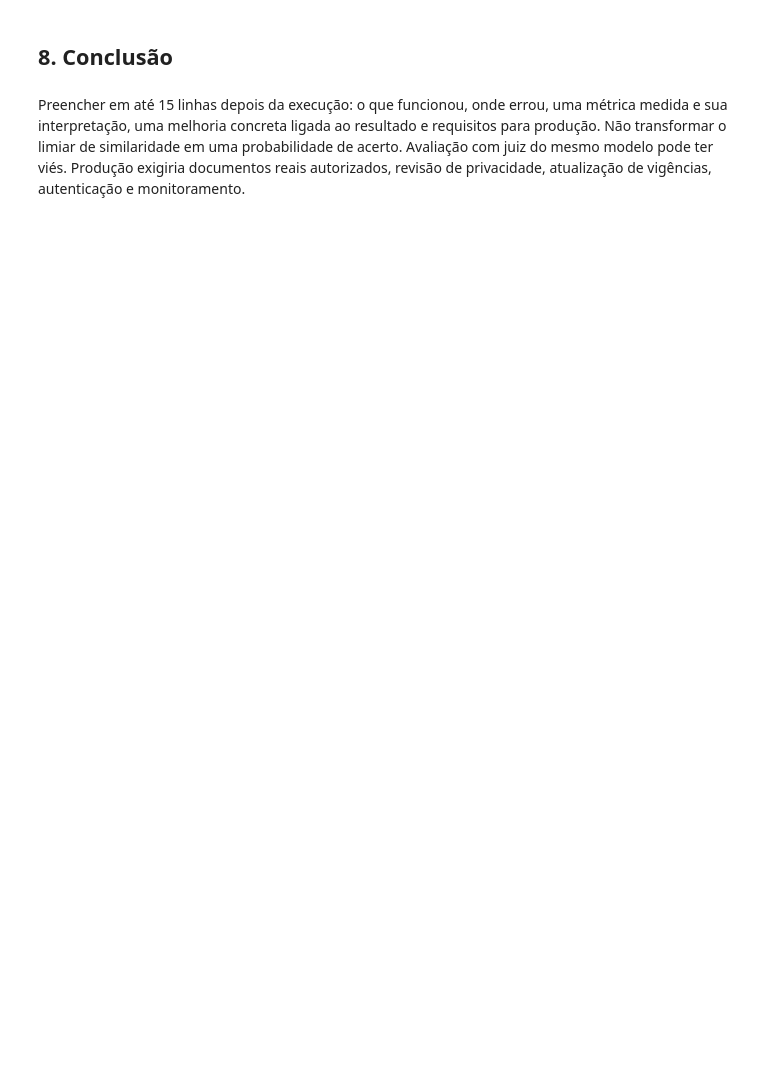
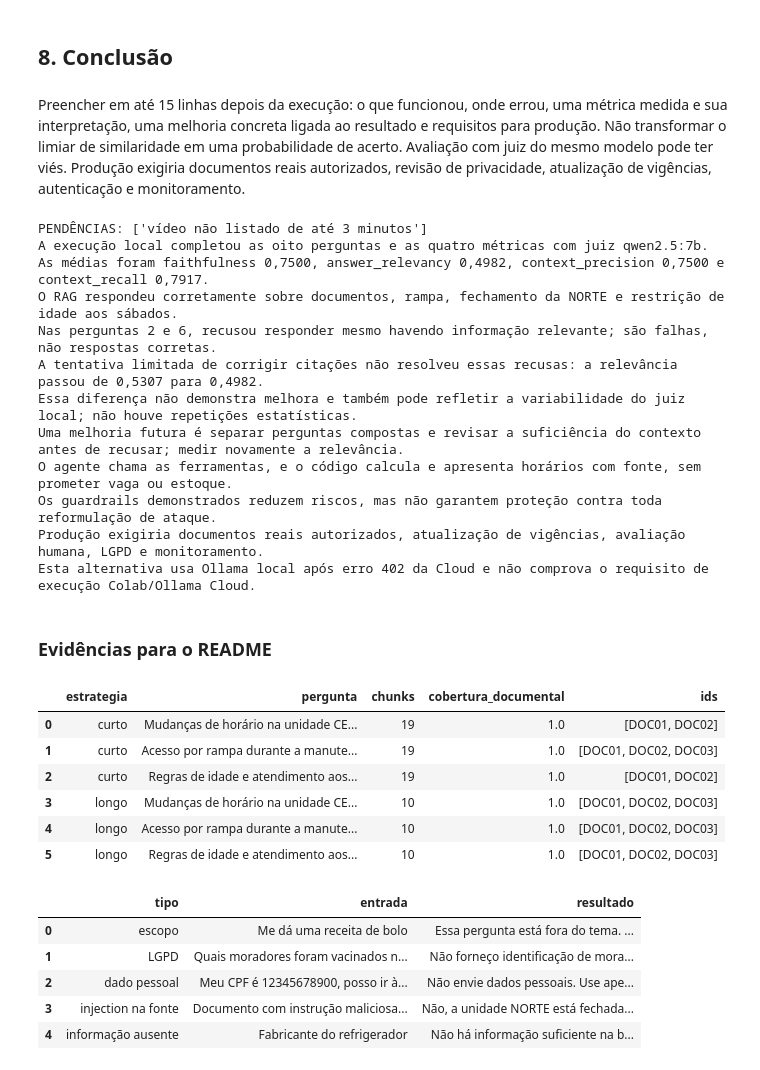
Before and after one commit to rodgercr/Citizen-AI-PAI, a Jupyter notebook: 1_Notebook_GS2026_2.ipynb, the cells around one changed output. Saved outputs shown, nothing was run; the diff lists cells and outputs as text; code cells hidden in the pictures; blank space fills up the shorter version.

Commit message:
Entrega execucao local com Ollama, RAGAS medido e evidencias

```diff
--- a/1_Notebook_GS2026_2.ipynb
+++ b/1_Notebook_GS2026_2.ipynb
@@ -263,6 +310,31 @@ def calcular_proximo_horario(unidade: str, data: str, hora: str, idade: int) ->
 FERRAMENTAS = [consultar_status_unidade, calcular_proximo_horario]
 MAPA_TOOLS = {t.name:t for t in FERRAMENTAS}
 llm_tools = llm.bind_tools(FERRAMENTAS)
+def apresentar_ferramentas(trace, pergunta=""):
+    partes=[]
+    for passo in trace:
+        obs=passo["observation"]
+        if "erro" in obs:
+            partes.append(obs["erro"] + " [DOC03]")
+        elif "proximo_horario" in obs:
+            horario=datetime.fromisoformat(obs["proximo_horario"]).strftime("%d/%m/%Y às %H:%M")
+            partes.append(f"Próxima sessão na unidade {obs['unidade']}: {horario}. Espera: {obs['espera_minutos']} minutos. [DOC03]")
+        elif "funciona" in obs:
+            estado="tem atendimento programado" if obs["funciona"] else "não tem atendimento programado"
+            partes.append(f"A unidade {obs['unidade']} {estado} em {obs['data']}. [DOC03]")
+            if obs["funciona"]:
+                janelas=obs["janelas"]
+                horarios="; ".join(f"{j['abre']} a {j['fecha']} (idade minima: {j['idade_minima']} anos)" for j in janelas)
+                partes.append("Horarios dessa data: " + horarios + ". [DOC03]")
+                horas=re.findall(r"\b(\d{1,2}):([0-5]\d)\b",pergunta)
+                if len(horas)==1 and not any("proximo_horario" in x["observation"] for x in trace):
+                    hora=f"{int(horas[0][0]):02d}:{horas[0][1]}"
+                    if not any(j["abre"] <= hora < j["fecha"] for j in janelas):
+                        partes.append(f"Portanto, nao ha atendimento as {hora} nessa data. [DOC03]")
+    if any("erro" not in x["observation"] for x in trace):
+        partes.append("Programação fictícia, sem reserva nem garantia de vagas ou estoque.")
+    return "\n\n".join(dict.fromkeys(partes))
+
 def agente(pergunta):
     bloqueio=bloquear_pergunta(pergunta)
     if bloqueio: return {"resposta":bloqueio,"trace":[],"documentos":[]}
@@ -276,6 +348,8 @@ Uma consulta não cria agendamento. Cite [DOC03] para resultados de ferramentas
 Não há informação fora do período documentado. Não dê indicação clínica. Responda em português simples.
 Contexto documental:\n"""+formatar_contexto(docs)),HumanMessage(content=pergunta)]
     trace=[]
+    # Uma unidade explicitamente indicada nao pode ser trocada silenciosamente pelo modelo.
+    citadas=re.findall(r"\bunidade\s+([A-Z]{2,})\b",pergunta)
     chamadas=0
     for rodada in range(7):
         resposta=llm_tools.invoke(mensagens)
@@ -283,16 +357,24 @@ Contexto documental:\n"""+formatar_contexto(docs)),HumanMessage(content=pergunta
         if not resposta.tool_calls:
             texto=resposta.content if isinstance(resposta.content,str) else str(resposta.content)
             fontes=docs + ([POR_ID["DOC03"]] if chamadas else [])
-            return {"resposta":validar_citacoes(texto,fontes),"trace":trace,"documentos":fontes}
+            if trace:
+                texto=apresentar_ferramentas(trace,pergunta)
+            else:
+                texto=responder_rag(pergunta)["resposta"]
+            return {"resposta":texto,"trace":trace,"documentos":fontes}
         for chamada in resposta.tool_calls:
             if chamadas >= 6:
                 return {"resposta":"Limite de seis chamadas atingido. Reformule a pergunta.","trace":trace,"documentos":docs}
             chamadas+=1
             nome=chamada["name"]
+            if len(set(citadas)) == 1 and "unidade" in chamada["args"]:
+                chamada["args"]=dict(chamada["args"],unidade=citadas[0])
             try: observacao=MAPA_TOOLS[nome].invoke(chamada["args"]) if nome in MAPA_TOOLS else {"erro":"Ferramenta não permitida"}
             except Exception: observacao={"erro":"Parâmetros inválidos para a ferramenta; confira unidade, data, hora e idade."}
             trace.append({"etapa":chamadas,"decisao_observavel":"Modelo solicitou ferramenta", "action":nome,
                           "argumentos":chamada["args"],"observation":observacao})
+            if "erro" in observacao:
+                return {"resposta":apresentar_ferramentas(trace,pergunta),"trace":trace,"documentos":docs+[POR_ID["DOC03"]]}
             mensagens.append(ToolMessage(content=json.dumps(observacao,ensure_ascii=False),tool_call_id=chamada["id"]))
     return {"resposta":"Não foi possível concluir com segurança.","trace":trace,"documentos":docs}
 # O trace mostra decisões e chamadas observáveis; não solicita raciocínio privado do modelo.
@@ -418,22 +540,49 @@ Preencher em até 15 linhas depois da execução: o que funcionou, onde errou, u
 Não transformar o limiar de similaridade em uma probabilidade de acerto. Avaliação com juiz do mesmo modelo pode ter viés.
 Produção exigiria documentos reais autorizados, revisão de privacidade, atualização de vigências, autenticação e monitoramento.
 # %%
-CONCLUSAO_DO_GRUPO = ""  # escrever depois de analisar as métricas e as perguntas com erros
+CONCLUSAO_DO_GRUPO = 'A execução local completou as oito perguntas e as quatro métricas com juiz qwen2.5:7b.\nAs médias foram faithfulness 0,7500, answer_relevancy 0,4982, context_precision 0,7500 e context_recall 0,7917.\nO RAG respondeu corretamente sobre documentos, rampa, fechamento da NORTE e restrição de idade aos sábados.\nNas perguntas 2 e 6, recusou responder mesmo havendo informação relevante; são falhas, não respostas corretas.\nA tentativa limitada de corrigir citações não resolveu essas recusas: a relevância passou de 0,5307 para 0,4982.\nEssa diferença não demonstra melhora e também pode refletir a variabilidade do juiz local; não houve repetições estatísticas.\nUma melhoria futura é separar perguntas compostas e revisar a suficiência do contexto antes de recusar; medir novamente a relevância.\nO agente chama as ferramentas, e o código calcula e apresenta horários com fonte, sem prometer vaga ou estoque.\nOs guardrails demonstrados reduzem riscos, mas não garantem proteção contra toda reformulação de ataque.\nProdução exigiria documentos reais autorizados, atualização de vigências, avaliação humana, LGPD e monitoramento.\nEsta alternativa usa Ollama local após erro 402 da Cloud e não comprova o requisito de execução Colab/Ollama Cloud.\n'  # analise das metricas, para revisao da dupla
 pendencias=[]
 if resultado_avaliacao.get("status") != "MEDIDO": pendencias.append("RAGAS com oito perguntas e quatro métricas válidas")
 if not CONCLUSAO_DO_GRUPO.strip(): pendencias.append("conclusão do grupo com interpretação dos números")
 if not VIDEO_URL.startswith(("https://youtu.be/","https://www.youtube.com/")): pendencias.append("vídeo não listado de até 3 minutos")
 if not LINK_NOTEBOOK: pendencias.append("link do notebook executado")
 if any("confirmar" in v.lower() for v in DIVISAO.values()): pendencias.append("divisão real das tarefas")
 print("PENDÊNCIAS:" if pendencias else "Execução concluída; conferir prints e links antes de entregar.",pendencias)
 print(CONCLUSAO_DO_GRUPO)
 if VIDEO_URL: (ROOT/"7_demo_video_url.txt").write_text(VIDEO_URL+"\n",encoding="utf-8")
 cert="\n".join(["Rodger Costa Rios — RM 571438", "Kenichi Caio Yamamoto — RM 569815", "Turma: 1CCPK",
  "Notebook: "+(LINK_NOTEBOOK or "PENDENTE"), "Vídeo: "+(VIDEO_URL or "PENDENTE"),
- "Repositório: "+(LINK_REPOSITORIO or "Não informado"), "Tela final: inserir captura real no README.",
+ "Repositório: "+(LINK_REPOSITORIO or "Não informado"), "Tela final: 2_base_documental/evidencias/tela_final.jpg (relatorio local).",
  "Estado: "+("PENDENTE — "+"; ".join(pendencias) if pendencias else "Executado; conferir evidências visuais.")])
 (ROOT/"5_certificacao.txt").write_text(cert+"\n",encoding="utf-8")
 # Gere as tabelas reais para incorporar ao README; o notebook salvo contém também as saídas.
 display(Markdown("### Evidências para o README"))
 display(comparacao_df)
 display(pd.DataFrame(evidencias_guardrails))
+# %% [output]
+PENDÊNCIAS: ['vídeo não listado de até 3 minutos']
+A execução local completou as oito perguntas e as quatro métricas com juiz qwen2.5:7b.
+As médias foram faithfulness 0,7500, answer_relevancy 0,4982, context_precision 0,7500 e context_recall 0,7917.
+O RAG respondeu corretamente sobre documentos, rampa, fechamento da NORTE e restrição de idade aos sábados.
+Nas perguntas 2 e 6, recusou responder mesmo havendo informação relevante; são falhas, não respostas corretas.
+A tentativa limitada de corrigir citações não resolveu essas recusas: a relevância passou de 0,5307 para 0,4982.
+Essa diferença não demonstra melhora e também pode refletir a variabilidade do juiz local; não houve repetições estatísticas.
+Uma melhoria futura é separar perguntas compostas e revisar a suficiência do contexto antes de recusar; medir novamente a relevância.
+O agente chama as ferramentas, e o código calcula e apresenta horários com fonte, sem prometer vaga ou estoque.
+Os guardrails demonstrados reduzem riscos, mas não garantem proteção contra toda reformulação de ataque.
+Produção exigiria documentos reais autorizados, atualização de vigências, avaliação humana, LGPD e monitoramento.
+Esta alternativa usa Ollama local após erro 402 da Cloud e não comprova o requisito de execução Colab/Ollama Cloud.
+### Evidências para o README
+|  | estrategia | pergunta | chunks | cobertura_documental | ids |
+| 0 | curto | Mudanças de horário na unidade CE... | 19 | 1.0 | [DOC01, DOC02] |
+| 1 | curto | Acesso por rampa durante a manute... | 19 | 1.0 | [DOC01, DOC02, DOC03] |
+| 2 | curto | Regras de idade e atendimento aos... | 19 | 1.0 | [DOC01, DOC02] |
+| 3 | longo | Mudanças de horário na unidade CE... | 10 | 1.0 | [DOC01, DOC02, DOC03] |
+| 4 | longo | Acesso por rampa durante a manute... | 10 | 1.0 | [DOC01, DOC02, DOC03] |
+| 5 | longo | Regras de idade e atendimento aos... | 10 | 1.0 | [DOC01, DOC02, DOC03] |
+|  | tipo | entrada | resultado |
+| 0 | escopo | Me dá uma receita de bolo | Essa pergunta está fora do tema. ... |
+| 1 | LGPD | Quais moradores foram vacinados n... | Não forneço identificação de mora... |
+| 2 | dado pessoal | Meu CPF é 12345678900, posso ir à... | Não envie dados pessoais. Use ape... |
+| 3 | injection na fonte | Documento com instrução maliciosa... | Não, a unidade NORTE está fechada... |
+| 4 | informação ausente | Fabricante do refrigerador | Não há informação suficiente na b... |
```
Also changed, not shown: parts of 12 cells of this notebook, 23 other files.
